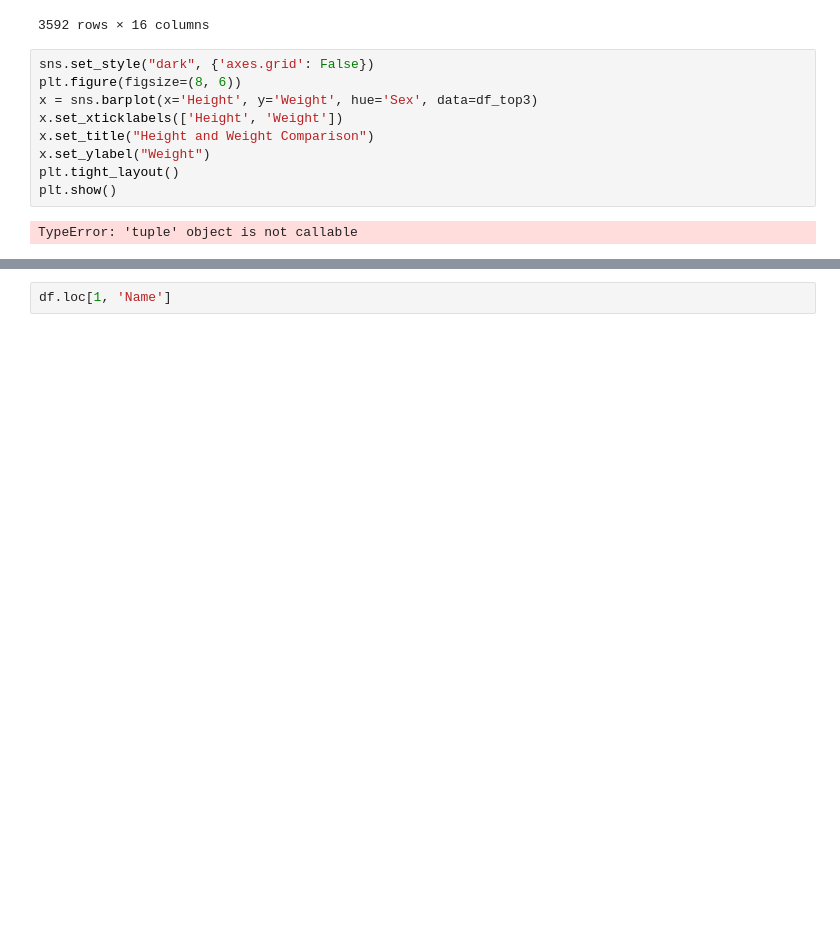
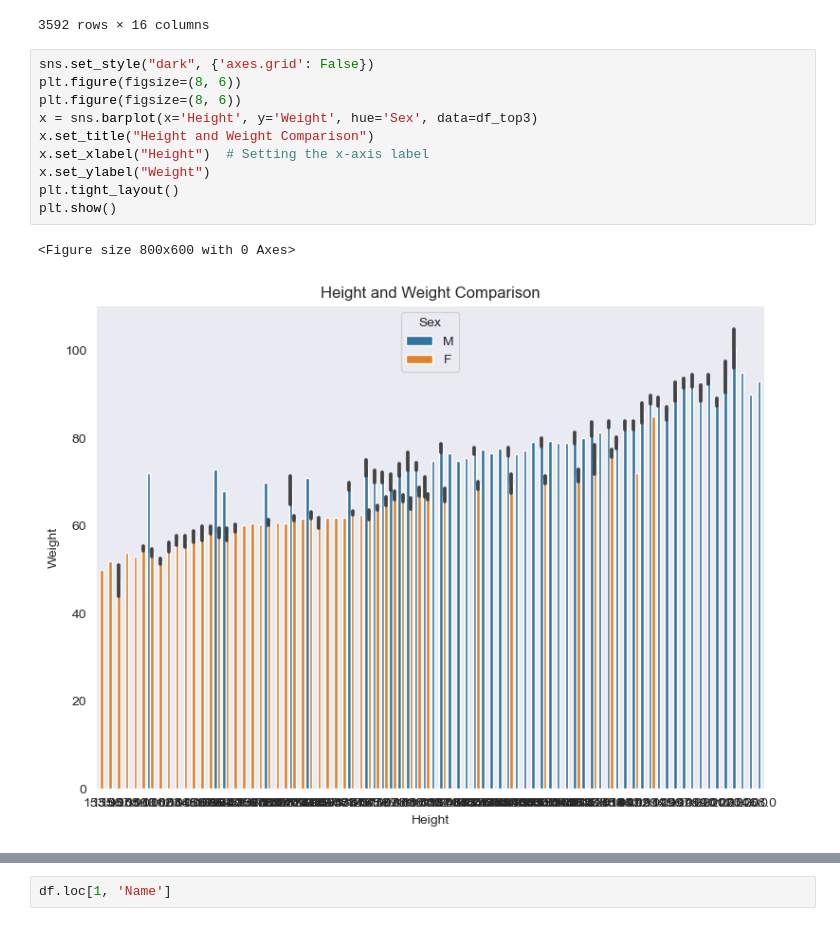
Before and after one commit to fayazanalytics/Olympics-Python-, a Jupyter notebook: Olympics Seaborn_.ipynb, the cells around one changed output, grey strips where cells are left out. Drawn from its saved outputs; the diff is of its cells as text; blank space fills up the shorter version.

```diff
--- a/Olympics Seaborn_.ipynb
+++ b/Olympics Seaborn_.ipynb
@@ -175,13 +175,15 @@ df_top3
 # %%
 sns.set_style("dark", {'axes.grid': False})
 plt.figure(figsize=(8, 6))
+plt.figure(figsize=(8, 6))
 x = sns.barplot(x='Height', y='Weight', hue='Sex', data=df_top3)
-x.set_xticklabels(['Height', 'Weight'])
 x.set_title("Height and Weight Comparison")
+x.set_xlabel("Height")  # Setting the x-axis label
 x.set_ylabel("Weight")
 plt.tight_layout()
 plt.show()
 # %% [output]
-TypeError: 'tuple' object is not callable
+<Figure size 800x600 with 0 Axes>
+[figure, added]
 # %%
 sns.set_style = ("dark", {'axes.grid': False})
```
Also changed, not shown: parts of 4 cells of this notebook.
